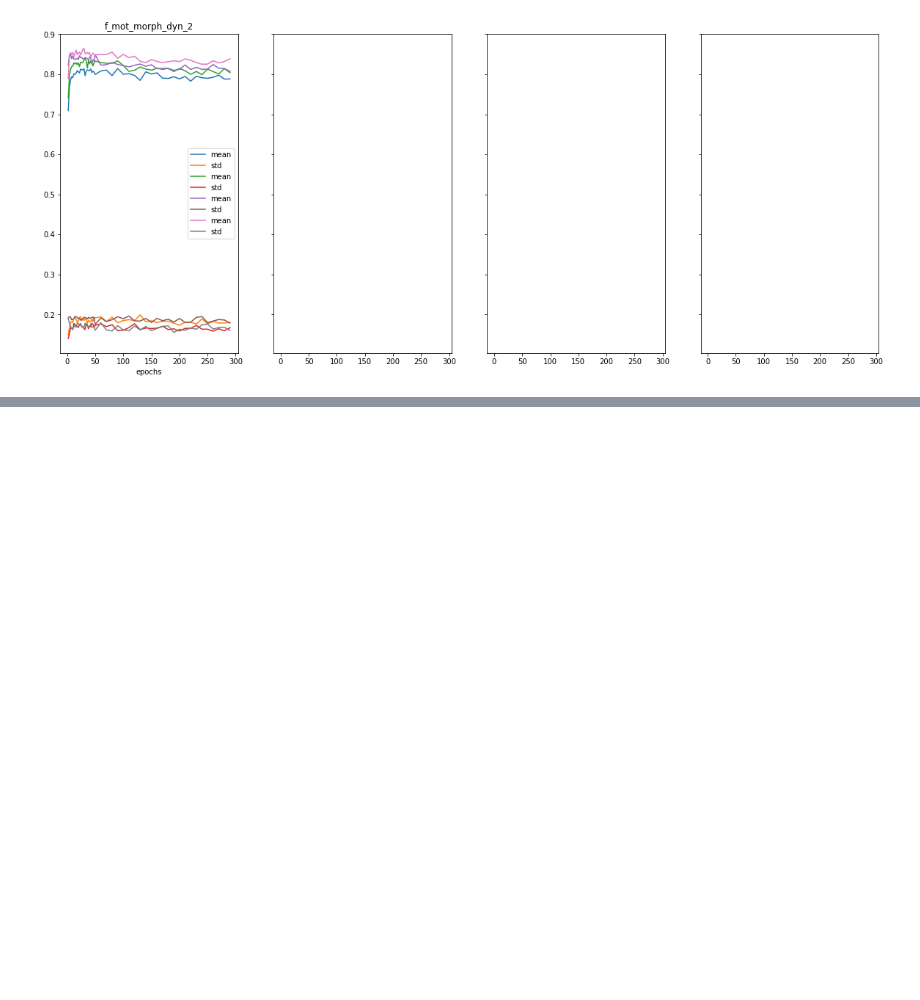
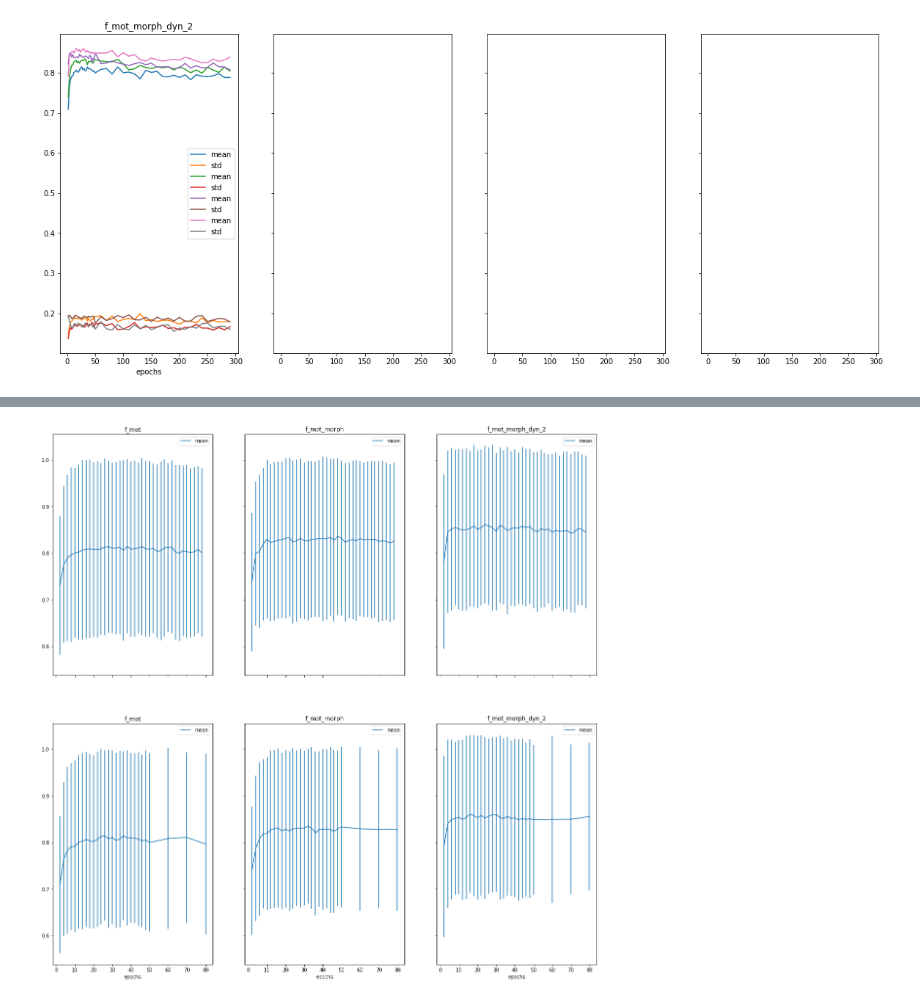
Before and after one commit to redchuk/n_track_ML, a Jupyter notebook: notebooks/plot_epoch_loop_outputs.ipynb, the cells around one changed output, grey strips where cells are left out. Saved outputs shown, nothing was run; the diff lists cells and outputs as text; code cells hidden in the pictures; blank space fills up the shorter version.

Commit message:
plot for ELMI v0.1

```diff
--- a/notebooks/plot_epoch_loop_outputs.ipynb
+++ b/notebooks/plot_epoch_loop_outputs.ipynb
@@ -29,6 +29,13 @@ output_dirs_norm2 = ['/proj/hajaalin/Projects/n_track_ML/output/cross-validation
                      '/proj/hajaalin/Projects/n_track_ML/output/cross-validation/le_norm2_k20_f2', \
                     '/proj/hajaalin/Projects/n_track_ML/output/cross-validation/le_norm2_k20_f3', \
                     '/proj/hajaalin/Projects/n_track_ML/output/cross-validation/le_norm2_k20_f4']
+
+output_dirs_norm2b = ['/proj/hajaalin/Projects/n_track_ML/output/cross-validation/le_norm2_k15_f1', \
+                      '/proj/hajaalin/Projects/n_track_ML/output/cross-validation/le_norm2_k15_f2', \
+                      '/proj/hajaalin/Projects/n_track_ML/output/cross-validation/le_norm2_k15_f4', \
+                      '/proj/hajaalin/Projects/n_track_ML/output/cross-validation/le_norm2_k20_f1', \
+                      '/proj/hajaalin/Projects/n_track_ML/output/cross-validation/le_norm2_k20_f2', \
+                      '/proj/hajaalin/Projects/n_track_ML/output/cross-validation/le_norm2_k20_f4']
 # %%
 df = read_output_files(output_dirs)
 print(df['dir'].unique())
@@ -176,3 +183,7 @@ for fset in grp['fset'].unique():
     #i = i+1
 # %% [output]
 [figure]
+# %%
+dfn2b = read_output_files(output_dirs_norm2b)
+dfn2b = dfn2b[dfn2b['epochs']<=80]
+dfn2b.head()
@@ -178,0 +197,4 @@ for fset in grp['fset'].unique():
+# %%
+grp = dfn2b.groupby(['kernel_size','fset','epochs'])['accuracy'].agg(['mean','std'])#.reset_index()
+grp = grp.reset_index(level=2)
+grp.head()
@@ -178,0 +209,19 @@ for fset in grp['fset'].unique():
+# %%
+import matplotlib.pyplot as plt
+
+fig, axs = plt.subplots(2,3, sharex=True, sharey=True)
+fig.set_size_inches(20,20)
+i=0
+for kernel_size in grp.index.get_level_values('kernel_size').unique(): #grp['kernel_size'].unique():
+    #print(kernel_size)
+    j=0
+    for fset in grp.index.get_level_values('fset').unique(): #['fset'].unique():
+        #print(fset)
+        #subgrp = grp[(grp['fset']==fset) & (grp['kernel_size']==kernel_size)]
+        subgrp = grp.loc[kernel_size,fset]
+        #print(subgrp.head(2))
+        subgrp.plot('epochs', yerr='std', label='mean', title=fset, ax=axs[i,j])
+        j = j+1
+    i = i+1
+# %% [output]
+[figure, added]
```
Also changed, not shown: parts of 7 cells of this notebook.
